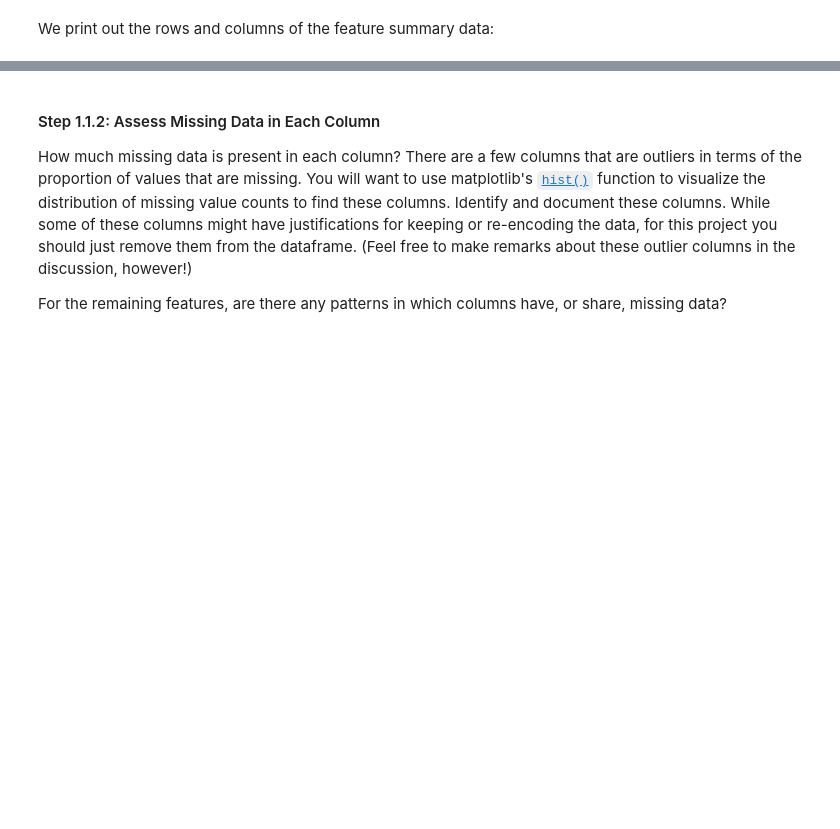
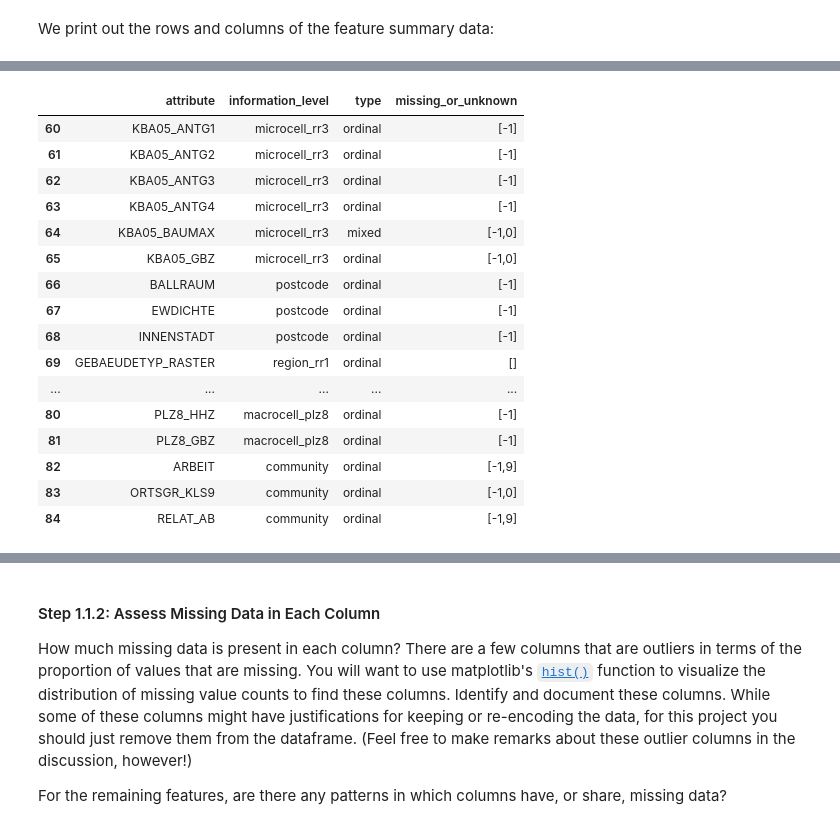
Before and after one commit to dguevar1/identify_customer_segments, a Jupyter notebook: Identify_Customer_Segments.ipynb, the cells around one changed output, grey strips where cells are left out. Saved outputs shown, nothing was run; the diff lists cells and outputs as text; code cells hidden in the pictures; blank space fills up the shorter version.

```diff
--- a/Identify_Customer_Segments.ipynb
+++ b/Identify_Customer_Segments.ipynb
@@ -256,0 +150,20 @@ general_population_data.to_csv("general_population_data_with_nans.csv", sep=data
+# %%
+feature_information.iloc[60:85]
+# %% [output]
+|  | attribute | information_level | type | missing_or_unknown |
+| 60 | KBA05_ANTG1 | microcell_rr3 | ordinal | [-1] |
+| 61 | KBA05_ANTG2 | microcell_rr3 | ordinal | [-1] |
+| 62 | KBA05_ANTG3 | microcell_rr3 | ordinal | [-1] |
+| 63 | KBA05_ANTG4 | microcell_rr3 | ordinal | [-1] |
+| 64 | KBA05_BAUMAX | microcell_rr3 | mixed | [-1,0] |
+| 65 | KBA05_GBZ | microcell_rr3 | ordinal | [-1,0] |
+| 66 | BALLRAUM | postcode | ordinal | [-1] |
+| 67 | EWDICHTE | postcode | ordinal | [-1] |
+| 68 | INNENSTADT | postcode | ordinal | [-1] |
+| 69 | GEBAEUDETYP_RASTER | region_rr1 | ordinal | [] |
+| ... | ... | ... | ... | ... |
+| 80 | PLZ8_HHZ | macrocell_plz8 | ordinal | [-1] |
+| 81 | PLZ8_GBZ | macrocell_plz8 | ordinal | [-1] |
+| 82 | ARBEIT | community | ordinal | [-1,9] |
+| 83 | ORTSGR_KLS9 | community | ordinal | [-1,0] |
+| 84 | RELAT_AB | community | ordinal | [-1,9] |
```
Also changed, not shown: parts of 93 cells of this notebook.
